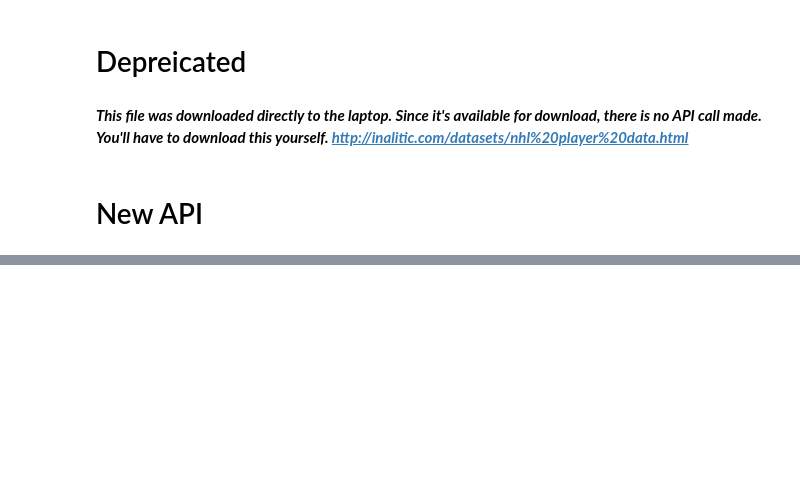
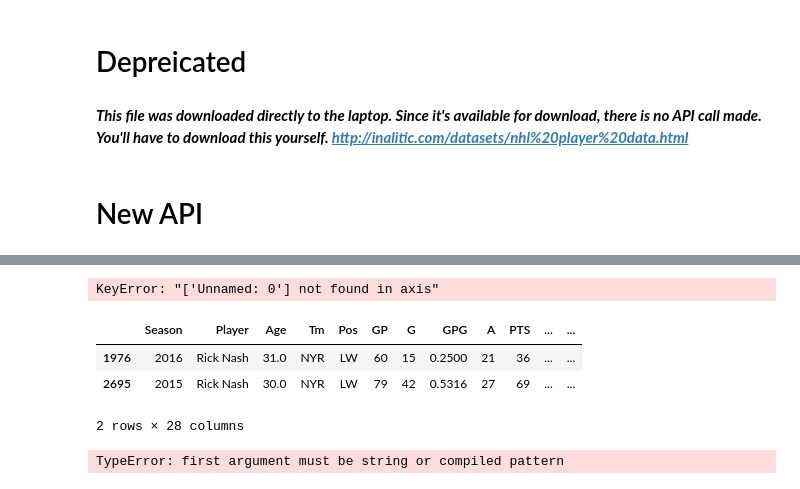
Before and after one commit to irvingcampbell/mod2project, a Jupyter notebook: NHL.ipynb, the cells around one changed output, grey strips where cells are left out. Drawn from its saved outputs; the diff is of its cells as text; code cells hidden in the pictures; blank space fills up the shorter version.

```diff
--- a/NHL.ipynb
+++ b/NHL.ipynb
@@ -83,0 +139,34 @@ a
+# %%
+df = df.drop('Unnamed: 0', axis = 1)
+# %% [output]
+KeyError: "['Unnamed: 0'] not found in axis"
+# %%
+df.loc[((df.Age == 30.0) | (df.Age == 31)) & (df.Player == "Rick Nash")]
+# %% [output]
+|  | Season | Player | Age | Tm | Pos | GP | G | GPG | A | PTS | ... | ... |
+| 1976 | 2016 | Rick Nash | 31.0 | NYR | LW | 60 | 15 | 0.2500 | 21 | 36 | ... | ... |
+| 2695 | 2015 | Rick Nash | 30.0 | NYR | LW | 79 | 42 | 0.5316 | 27 | 69 | ... | ... |
+2 rows × 28 columns
+# %%
+# I want a list of 30 year old NHL players to start with
+
+# players_30 = []
+p
+
+series_30 = df.loc[df.Age == 30.0].Player
+series_31 = df.loc[df.Age == 31.0].Player
+
+
+
+for items30 in series_30.iteritems():
+
+
+for items30 in series_30.iteritems():
+    if series_31.str.contains(pat = items30):
+#         sr.str.contains(pat = 'is')
+        players3031.append(items30)
+#     print(series_30.iteritems)
+#     if items30 is in series31.iteritems()
+#     pass
+# %% [output]
+TypeError: first argument must be string or compiled pattern
```
Also changed, not shown: parts of 23 cells of this notebook.
